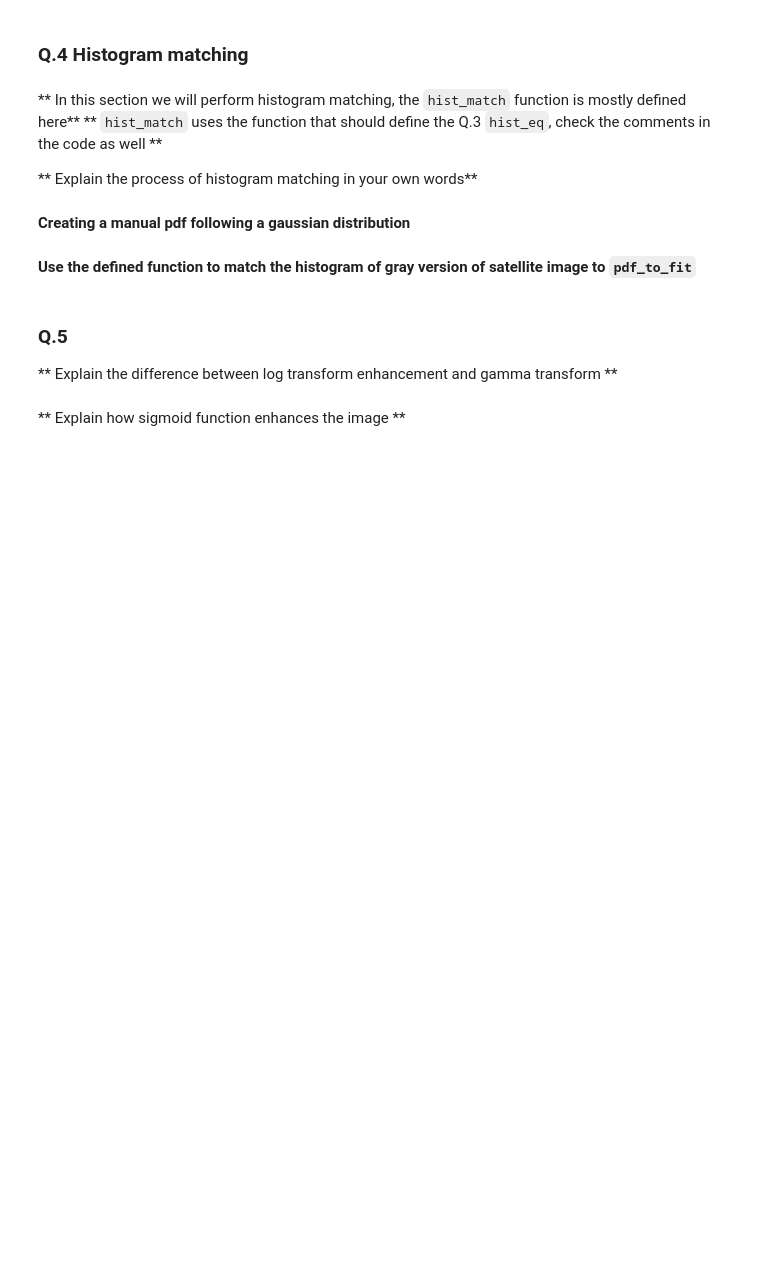
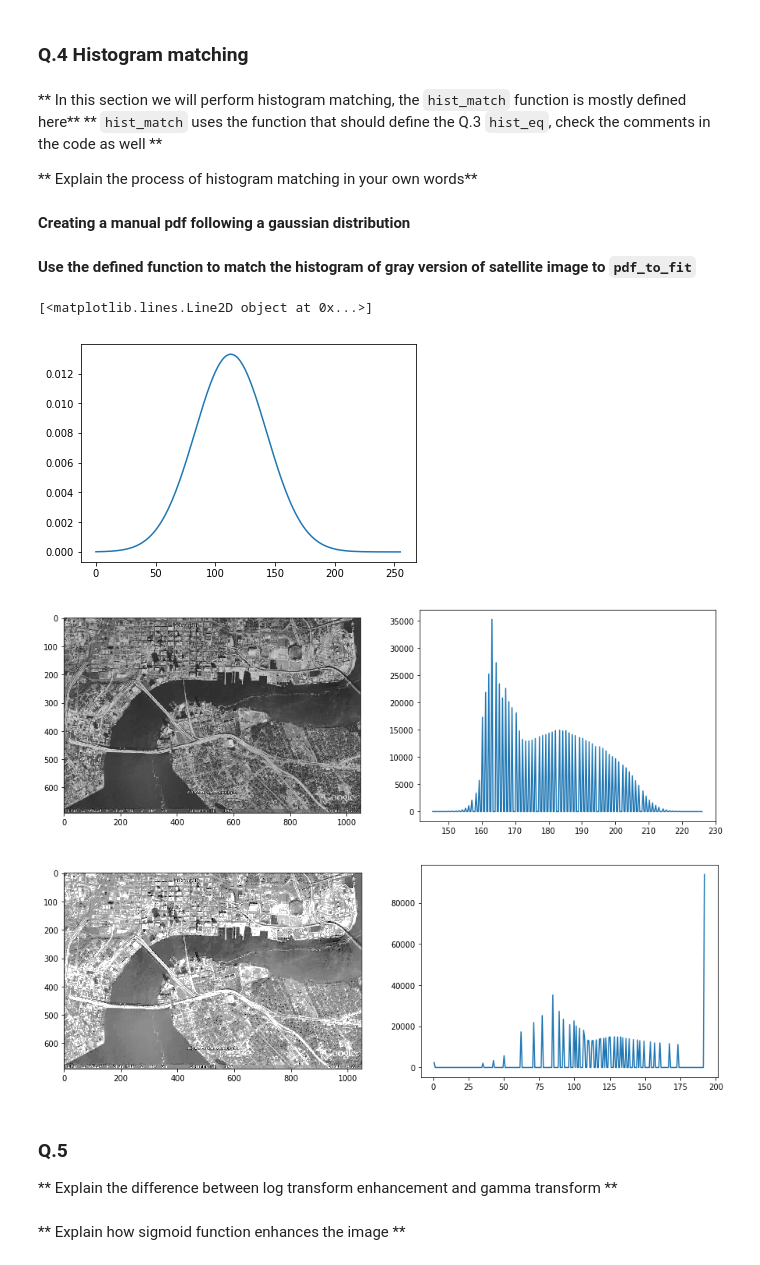
Before and after one commit to majeedhussain49/B31XB-IIP-TP-1718, a Jupyter notebook: 2-image-enhancement/2-enhancement-supplementary.ipynb, the cells around one changed output. Saved outputs shown, nothing was run; the diff lists cells and outputs as text; code cells hidden in the pictures; blank space fills up the shorter version.

```diff
--- a/2-image-enhancement/2-enhancement-supplementary.ipynb
+++ b/2-image-enhancement/2-enhancement-supplementary.ipynb
@@ -108,6 +184,41 @@ x = np.arange(max_img+1)
 pdf_to_fit = norm.pdf(x, 150, 30)
 # %% [markdown]
 **Use the defined function to match the histogram of gray version of satellite image to `pdf_to_fit`**
+# %%
+from scipy.stats import norm
+img = io.imread('./images/satellite.jpg', as_grey=True)
+satellite_img=skimage.img_as_ubyte(img)
+max_img=np.amax(satellite_img)
+x = np.arange(256)
+pdf_to_fit = norm.pdf(x, max_img/2, 30)
+
+plt.figure()
+plt.plot(pdf_to_fit)
+
+
+
+satellite_matched=hist_match(satellite_img, pdf_to_fit, satellite_img.min(), satellite_img.max())
+
+fig, axes=plt.subplots(nrows=1, ncols=2, figsize=(15,5))
+ax0, ax1= axes.ravel()
+ax0.imshow(satellite_img, cmap=cm.gray)
+bins, bins_c=np.histogram(satellite_img, 256)
+ax1.plot(bins_c[1:], bins)
+
+
+
+
+fig, axes=plt.subplots(nrows=1, ncols=2, figsize=(15,5))
+ax0, ax1= axes.ravel()
+ax0.imshow(satellite_matched, cmap=cm.gray)
+
+bins, bins_c=np.histogram(satellite_matched, 256)
+ax1.plot(bins_c[1:], bins)
+# %% [output]
+[<matplotlib.lines.Line2D object at 0x...>]
+[figure, added]
+[figure, added]
+[figure, added]
 # %% [markdown]
 ### Q.5
 
```
Also changed, not shown: parts of 5 cells of this notebook, 1 other file.
